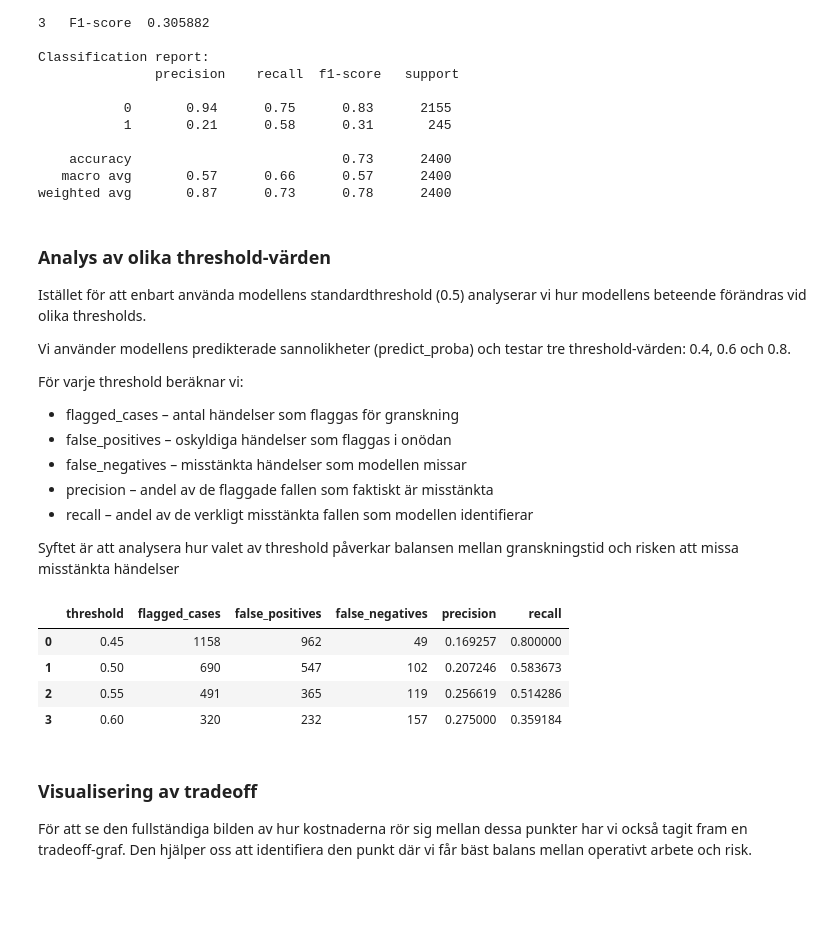
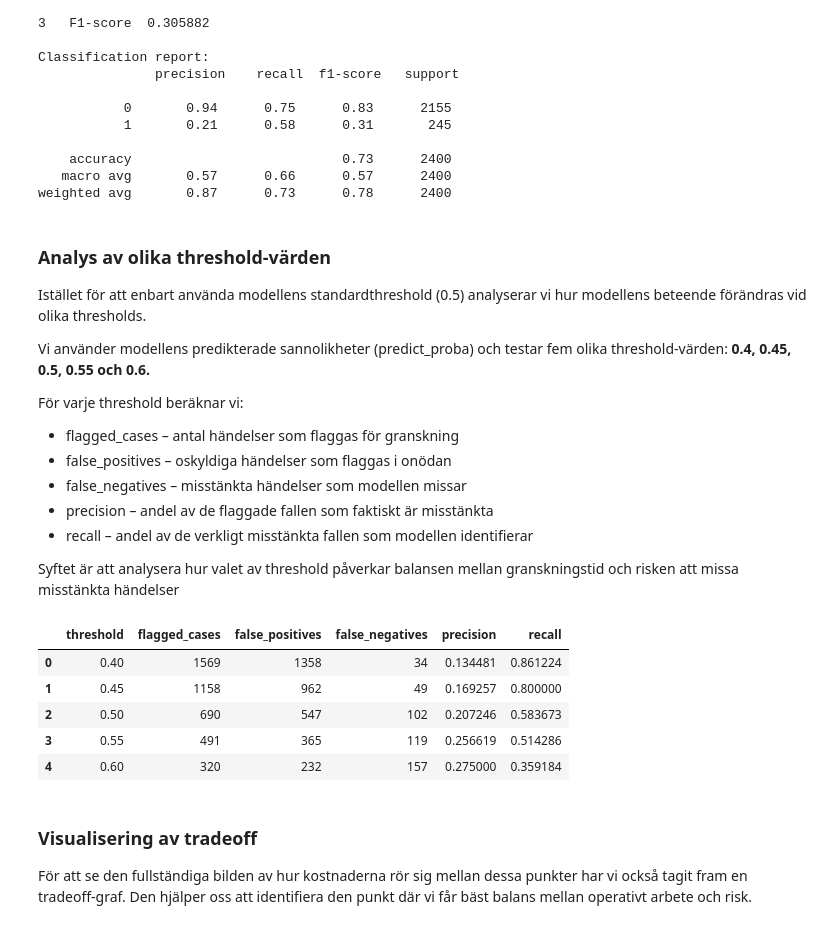
Before and after one commit to AlmaVasell/Grupparbete-MACHINELEARNING, a Jupyter notebook: report.ipynb, the cells around one changed output. Drawn from its saved outputs; the diff is of its cells as text; code cells hidden in the pictures; blank space fills up the shorter version.

Commit message:
ändrade EDA, la till 0.55 i threshold och justerade markdown

```diff
--- a/report.ipynb
+++ b/report.ipynb
@@ -651,7 +653,7 @@ weighted avg       0.87      0.73      0.78      2400
 
 Istället för att enbart använda modellens standardthreshold (0.5) analyserar vi hur modellens beteende förändras vid olika thresholds.
 
-Vi använder modellens predikterade sannolikheter (predict_proba) och testar tre threshold-värden: 0.4, 0.6 och 0.8.
+Vi använder modellens predikterade sannolikheter (predict_proba) och testar fem olika threshold-värden: **0.4, 0.45, 0.5, 0.55 och 0.6.**
 
 För varje threshold beräknar vi:
 - flagged_cases – antal händelser som flaggas för granskning
@@ -664,38 +666,39 @@ Syftet är att analysera hur valet av threshold påverkar balansen mellan gransk
 # %%
 # Prediktera sannolikheter
 y_proba = best_model.predict_proba(X_test)[:,1]
 
-thresholds = [0.45, 0.5, 0.55, 0.6]
+thresholds = [0.4, 0.45, 0.5, 0.55, 0.6]
 
 results = []
 
 for t in thresholds:
 
     y_pred = (y_proba >= t).astype(int)
 
     precision = precision_score(y_test, y_pred, zero_division=0)
     recall = recall_score(y_test, y_pred, zero_division=0)
 
     tn, fp, fn, tp = confusion_matrix(y_test, y_pred).ravel()
 
     results.append({
         "threshold": t,
         "flagged_cases": y_pred.sum(),
         "false_positives": fp,
         "false_negatives": fn,
         "precision": precision,
         "recall": recall
     })
 
 results_df = pd.DataFrame(results)
 
 results_df
 # %% [output]
 |  | threshold | flagged_cases | false_positives | false_negatives | precision | recall |
-| 0 | 0.45 | 1158 | 962 | 49 | 0.169257 | 0.800000 |
-| 1 | 0.50 | 690 | 547 | 102 | 0.207246 | 0.583673 |
-| 2 | 0.55 | 491 | 365 | 119 | 0.256619 | 0.514286 |
-| 3 | 0.60 | 320 | 232 | 157 | 0.275000 | 0.359184 |
+| 0 | 0.40 | 1569 | 1358 | 34 | 0.134481 | 0.861224 |
+| 1 | 0.45 | 1158 | 962 | 49 | 0.169257 | 0.800000 |
+| 2 | 0.50 | 690 | 547 | 102 | 0.207246 | 0.583673 |
+| 3 | 0.55 | 491 | 365 | 119 | 0.256619 | 0.514286 |
+| 4 | 0.60 | 320 | 232 | 157 | 0.275000 | 0.359184 |
 # %% [markdown]
 ### Visualisering av tradeoff
 För att se den fullständiga bilden av hur kostnaderna rör sig mellan dessa punkter har vi också tagit fram en tradeoff-graf.
```
Also changed, not shown: parts of 7 cells of this notebook, 1 other file.
